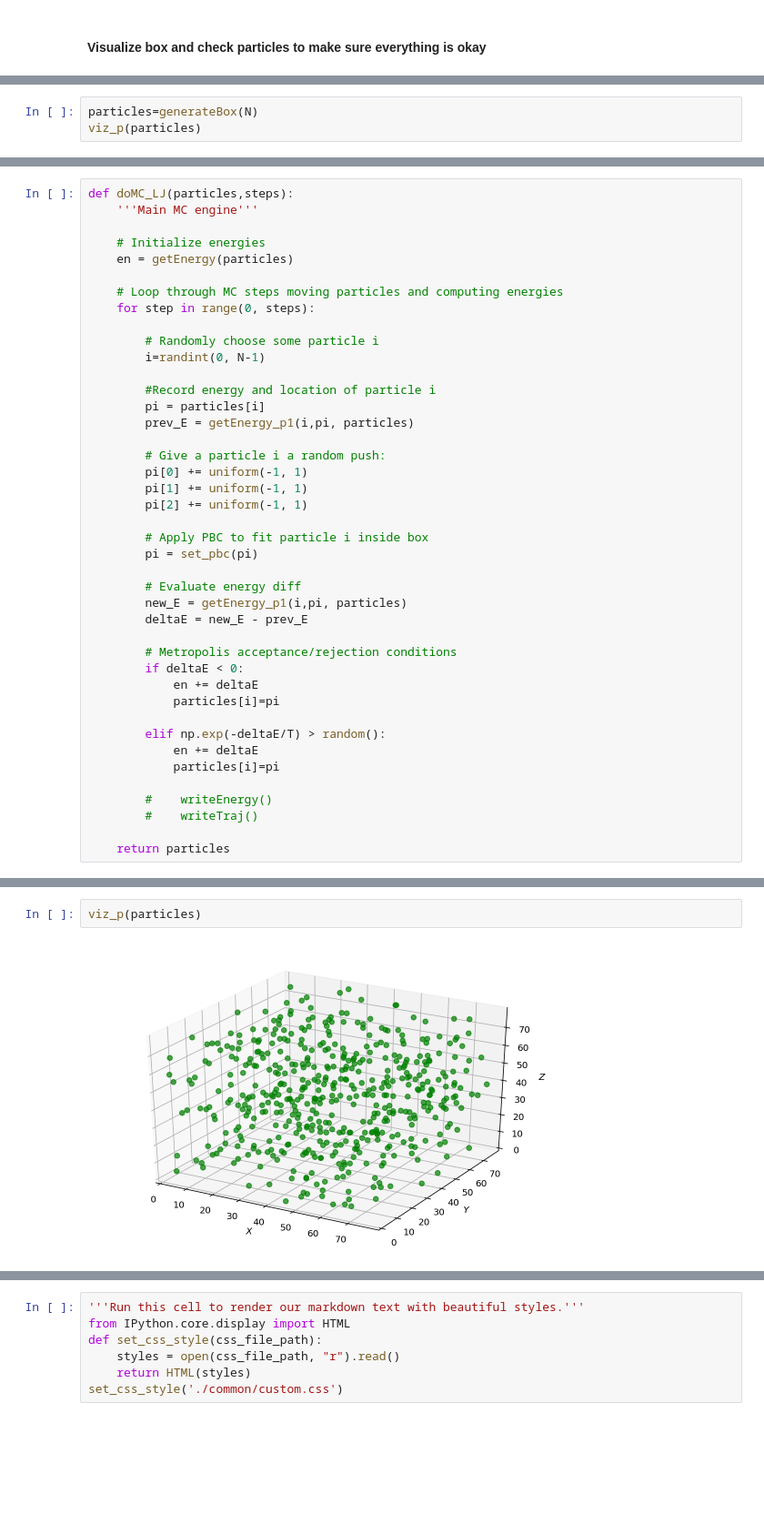
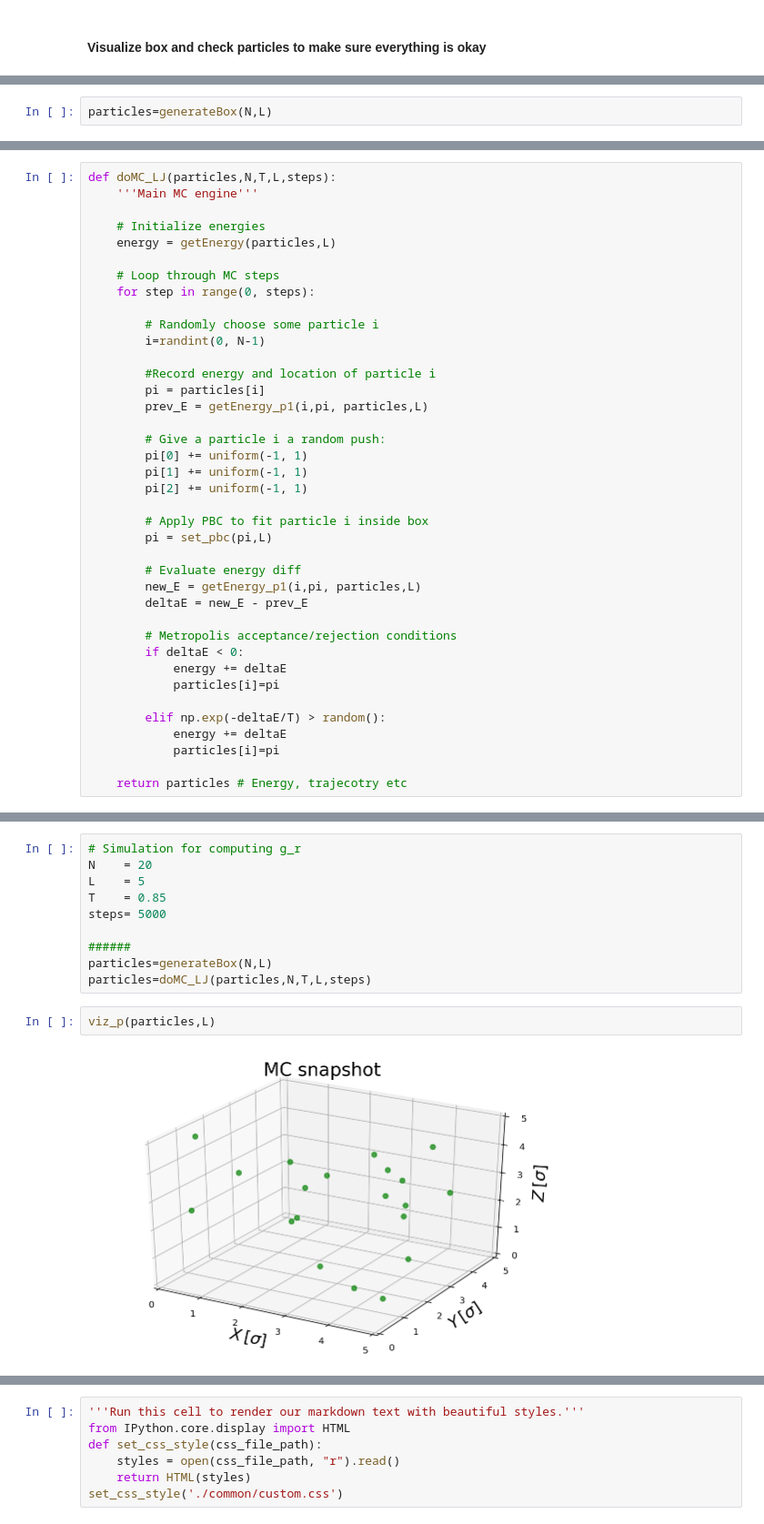
Before and after one commit to carlosal1015/Chem563, a Jupyter notebook: Chem563_MC_LJ.ipynb, the cells around one changed output, grey strips where cells are left out. Shown at 91% size. Drawn from its saved outputs; the diff is of its cells as text; blank space fills up the shorter version.

```diff
--- a/Chem563_MC_LJ.ipynb
+++ b/Chem563_MC_LJ.ipynb
@@ -151,3 +161,2 @@ def viz_p(particles):
 # %%
-particles=generateBox(N)
-viz_p(particles)
+particles=generateBox(N,L)
@@ -172,12 +177,12 @@ array([48.75874704, 29.96690776, 63.52895909])
 Now that the main helper functions are set up we can put together a main Monte Carlo engine that loops through randomly selected particles and attemps their displacement via Metropolis Criterion.
 # %%
-def doMC_LJ(particles,steps):
+def doMC_LJ(particles,N,T,L,steps):
     '''Main MC engine'''
 
     # Initialize energies
-    en = getEnergy(particles)
+    energy = getEnergy(particles,L)
 
-    # Loop through MC steps moving particles and computing energies
+    # Loop through MC steps
     for step in range(0, steps):
 
         # Randomly choose some particle i
@@ -185,7 +190,7 @@ def doMC_LJ(particles,steps):
 
         #Record energy and location of particle i
         pi = particles[i]
-        prev_E = getEnergy_p1(i,pi, particles)
+        prev_E = getEnergy_p1(i,pi, particles,L)
 
         # Give a particle i a random push:
         pi[0] += uniform(-1, 1)
@@ -193,22 +198,19 @@ def doMC_LJ(particles,steps):
         pi[2] += uniform(-1, 1)
 
         # Apply PBC to fit particle i inside box
-        pi = set_pbc(pi)
+        pi = set_pbc(pi,L)
 
         # Evaluate energy diff
-        new_E = getEnergy_p1(i,pi, particles)
+        new_E = getEnergy_p1(i,pi, particles,L)
         deltaE = new_E - prev_E
 
         # Metropolis acceptance/rejection conditions
         if deltaE < 0:
-            en += deltaE
+            energy += deltaE
             particles[i]=pi
 
         elif np.exp(-deltaE/T) > random():
-            en += deltaE
+            energy += deltaE
             particles[i]=pi
 
-        #    writeEnergy()
-        #    writeTraj()
-
-    return particles
+    return particles # Energy, trajecotry etc
@@ -217,4 +267,14 @@ particles=doMC_LJ(particles,1000)
+# %%
+# Simulation for computing g_r
+N    = 20
+L    = 5
+T    = 0.85
+steps= 5000
+
+######
+particles=generateBox(N,L)
+particles=doMC_LJ(particles,N,T,L,steps)
 # %%
-viz_p(particles)
+viz_p(particles,L)
 # %% [output]
-[figure, old version]
+[figure, new version]
```
Also changed, not shown: parts of 21 cells of this notebook.
